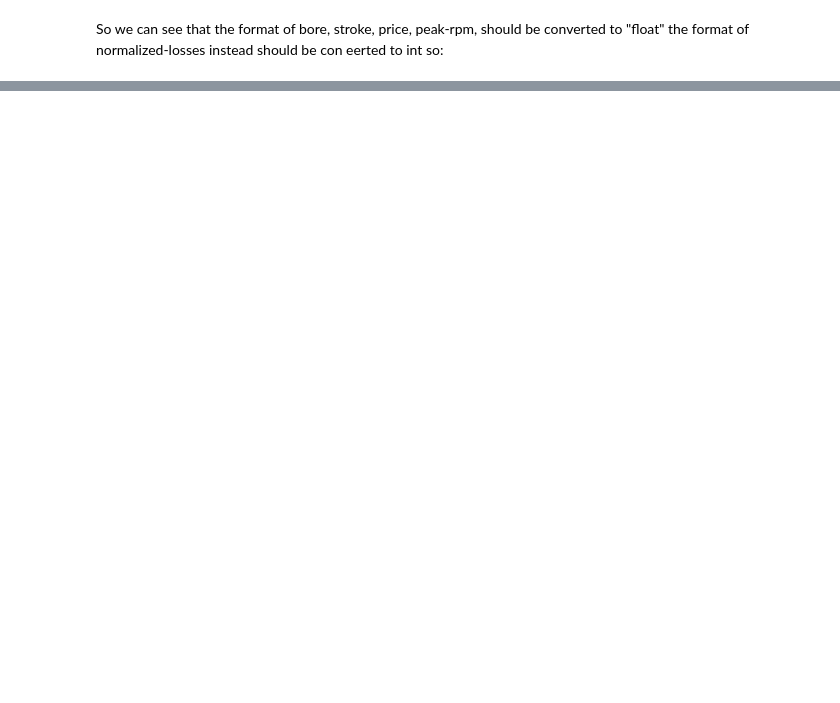
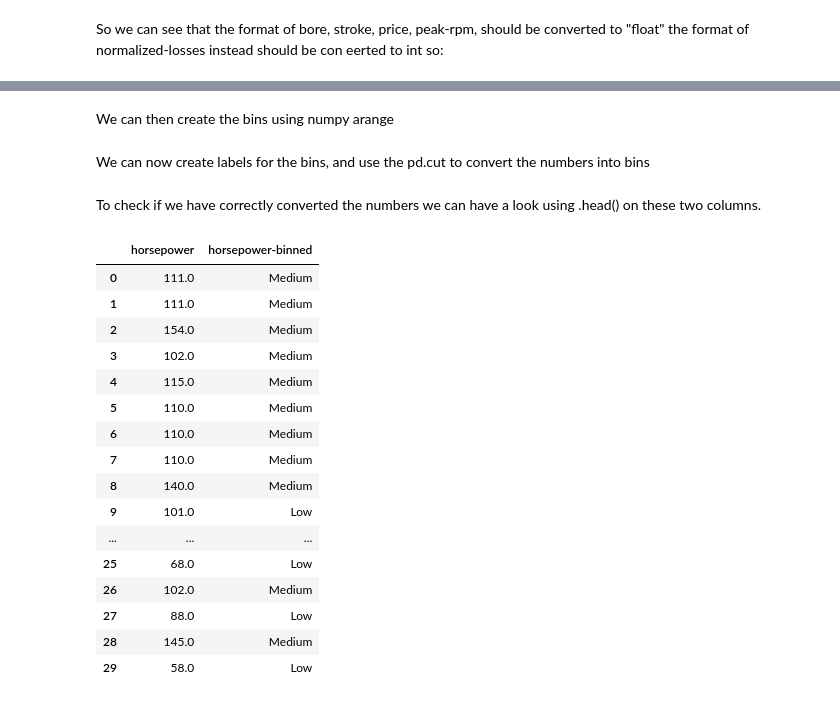
Before and after one commit to bnajafi/Data-Analysis-with-Python-Pipeline, a Jupyter notebook: Notebooks/Step2_Data_wrangling.ipynb, the cells around one changed output, grey strips where cells are left out. Saved outputs shown, nothing was run; the diff lists cells and outputs as text; code cells hidden in the pictures; blank space fills up the shorter version.

```diff
--- a/Notebooks/Step2_Data_wrangling.ipynb
+++ b/Notebooks/Step2_Data_wrangling.ipynb
@@ -278,0 +292,4 @@ dtype: object
+# %%
+df['length'] = df['length']/df['length'].max()
+df['width'] = df['width']/df['width'].max()
+df['height'] = df['height']/df['height'].max()
@@ -278,0 +302,34 @@ dtype: object
+# %%
+df["horsepower"]=df["horsepower"].astype(float, copy=True)
+binwidth = (max(df["horsepower"])-min(df["horsepower"]))/4
+# %% [markdown]
+We can then create the bins using numpy arange
+# %%
+bins = np.arange(min(df["horsepower"]),max(df["horsepower"]),binwidth)
+# %% [markdown]
+We can now create labels for the bins, and use the pd.cut to convert the numbers into bins
+# %%
+groupNames = ["Low","Medium", "High"]
+df["horsepower-binned"]= pd.cut(df["horsepower"],bins, labels=groupNames, include_lowest= True)
+# %% [markdown]
+To check if we have correctly converted the numbers we can have a look using .head() on these two columns.
+# %%
+df[["horsepower","horsepower-binned"]].head(30)
+# %% [output]
+|  | horsepower | horsepower-binned |
+| 0 | 111.0 | Medium |
+| 1 | 111.0 | Medium |
+| 2 | 154.0 | Medium |
+| 3 | 102.0 | Medium |
+| 4 | 115.0 | Medium |
+| 5 | 110.0 | Medium |
+| 6 | 110.0 | Medium |
+| 7 | 110.0 | Medium |
+| 8 | 140.0 | Medium |
+| 9 | 101.0 | Low |
+| ... | ... | ... |
+| 25 | 68.0 | Low |
+| 26 | 102.0 | Medium |
+| 27 | 88.0 | Low |
+| 28 | 145.0 | Medium |
+| 29 | 58.0 | Low |
```
Also changed, not shown: parts of 12 cells of this notebook, 1 other file.
